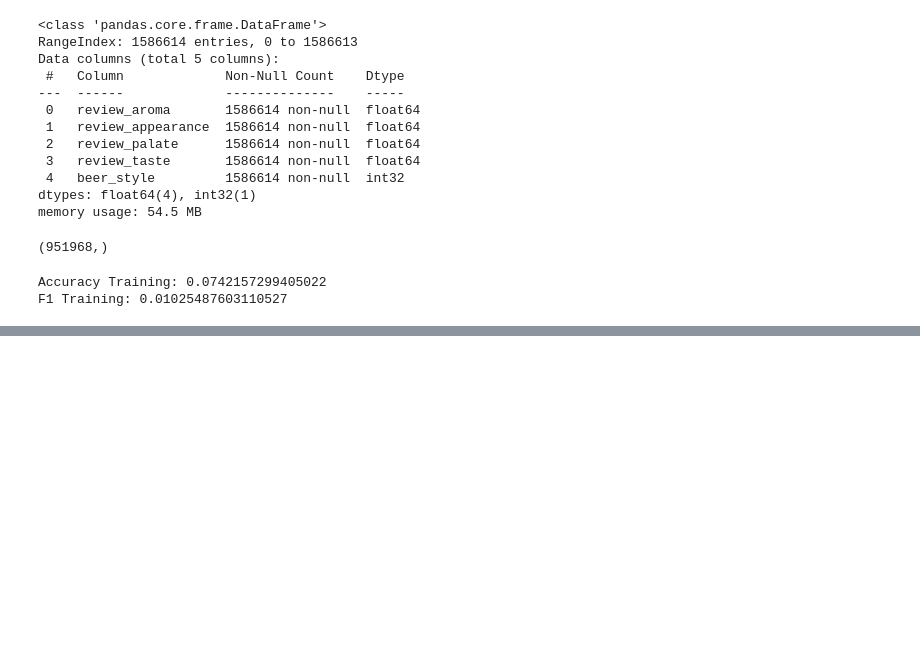
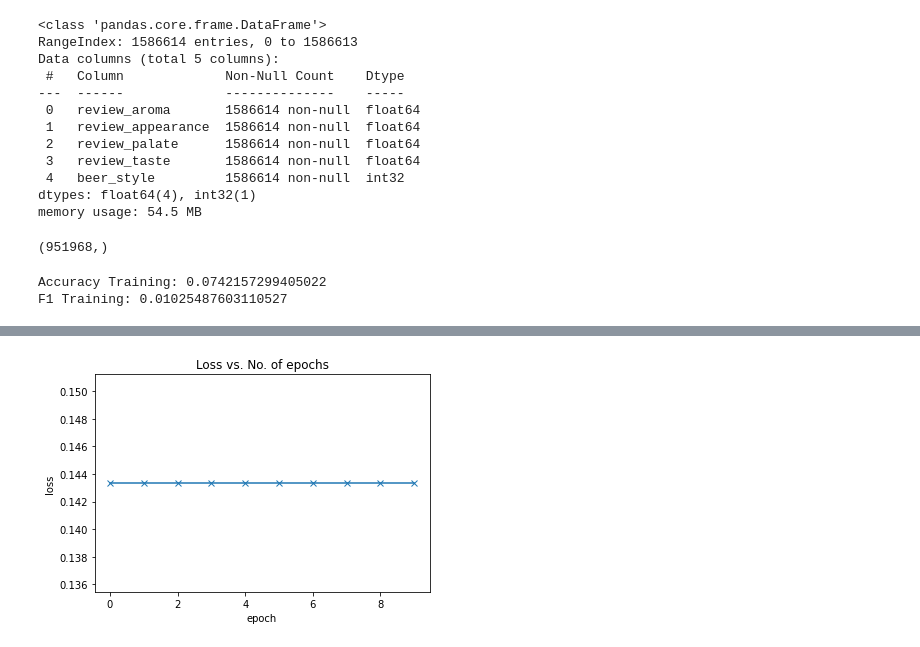
Before and after one commit to freescania/advdsi_at2, a Jupyter notebook: notebooks/Angus_Nicholson_at2_model.ipynb, the cells around one changed output, grey strips where cells are left out. Saved outputs shown, nothing was run; the diff lists cells and outputs as text; code cells hidden in the pictures; blank space fills up the shorter version.

```diff
--- a/notebooks/Angus_Nicholson_at2_model.ipynb
+++ b/notebooks/Angus_Nicholson_at2_model.ipynb
@@ -413,0 +461,4 @@ torch.save(model.state_dict(), r'C:\Users\Angus\Documents\UTS MDSI\Advanced DSI\
+# %%
+plot_losses(tstlosshistory)
+# %% [output]
+[figure, added]
```
Also changed, not shown: parts of 13 cells of this notebook, 4 other files.
